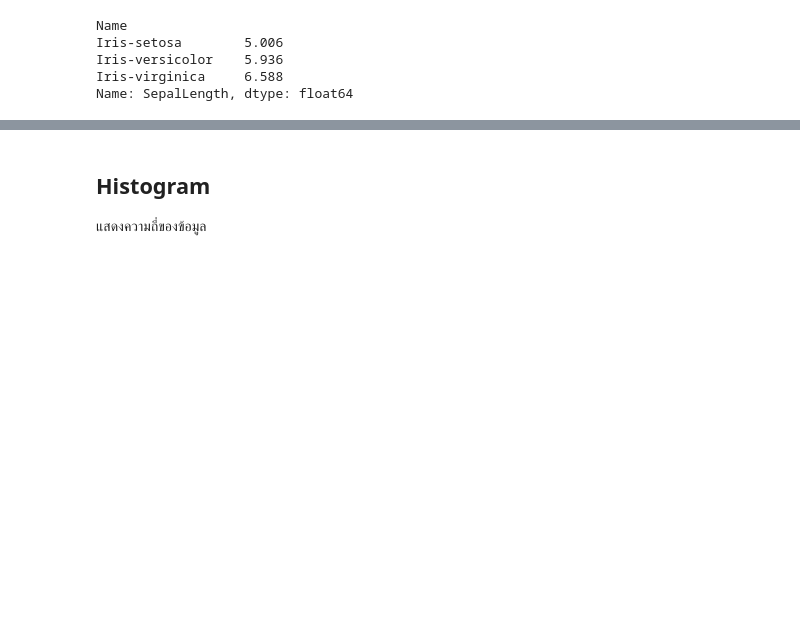
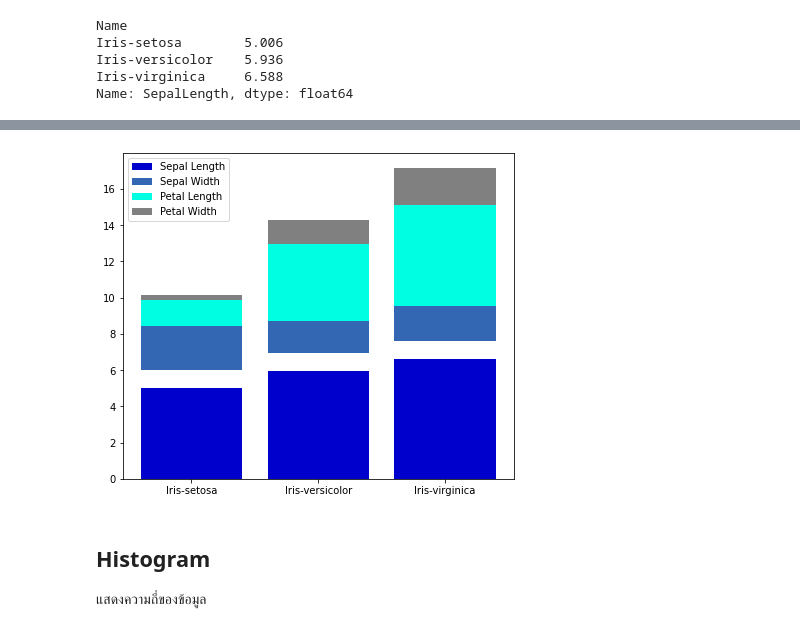
Before and after one commit to chanikansuksen/data_viz_2022, a Jupyter notebook: DataViz04_Data_Comparison.ipynb, the cells around one changed output, grey strips where cells are left out. Cells and saved outputs as stored; diff of their text form; code cells hidden in the pictures; blank space fills up the shorter version.

```diff
--- a/DataViz04_Data_Comparison.ipynb
+++ b/DataViz04_Data_Comparison.ipynb
@@ -269,3 +272,16 @@ plt.legend() ;
+# %%
+plt.subplots(figsize=(7, 6))
+width = 0.3
+
+plt.bar([1, 2, 3], sample_data['SepalLength'], color = [0,0,0.8], label = 'Sepal Length')
+plt.bar([1, 2, 3], sample_data['SepalWidth'],bottom = sample_data['SepalLength']+1 , color = [0.2,0.4,0.7], label = 'Sepal Width')  # bottom มากเกินไป จะเห็นชั้นแยก
+plt.bar([1, 2, 3], sample_data['PetalLength'],bottom = sample_data['SepalWidth']+sample_data['SepalLength'], color = '#00FFE2', label = 'Petal Length')
+plt.bar([1, 2, 3], sample_data['PetalWidth'],bottom = sample_data['SepalWidth']+sample_data['SepalLength']+sample_data['PetalLength'], color = [0.5,0.5,0.5], label = 'Petal Width')  # # bottom น้อยเกินไป จะเห็น bar ซ้อนกัน
+plt.xticks([1,2,3],sample_data.reset_index()['Name'])
+#plt.grid(True)
+plt.legend() ;
+# %% [output]
+[figure, added]
 # %% [markdown]
 ## Histogram
 แสดงความถี่ของข้อมูล
```
Also changed, not shown: parts of 17 cells of this notebook.
